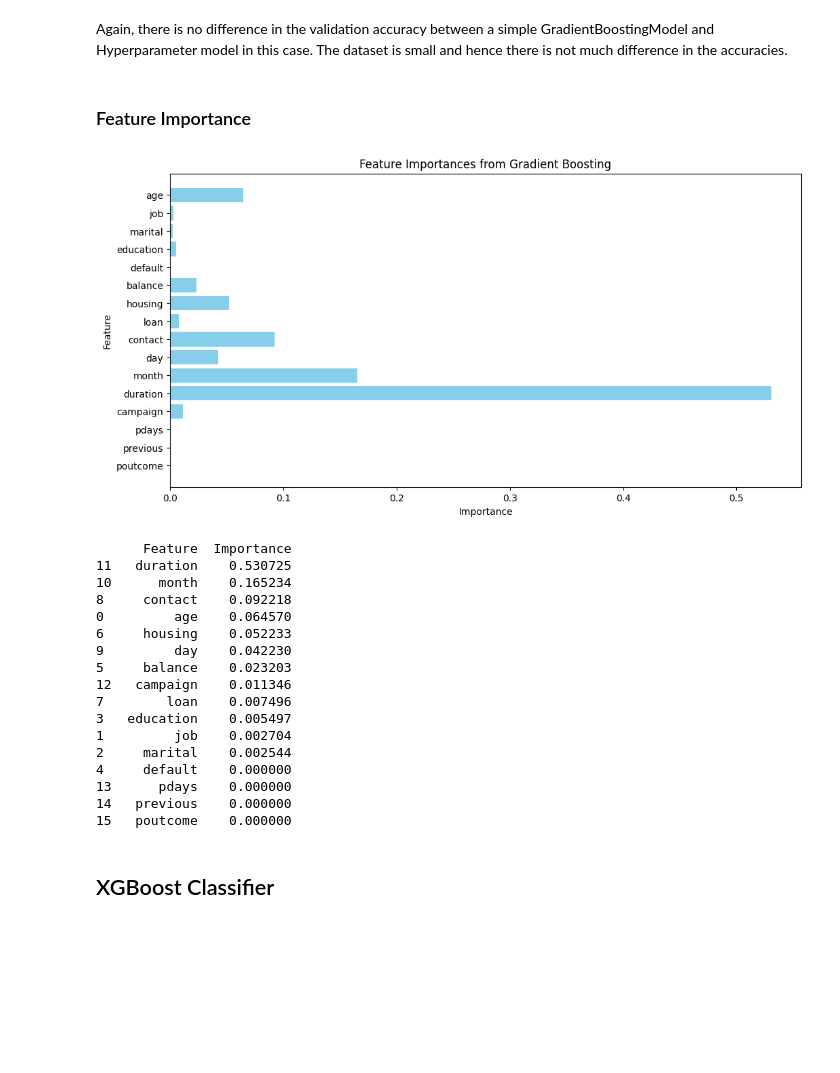
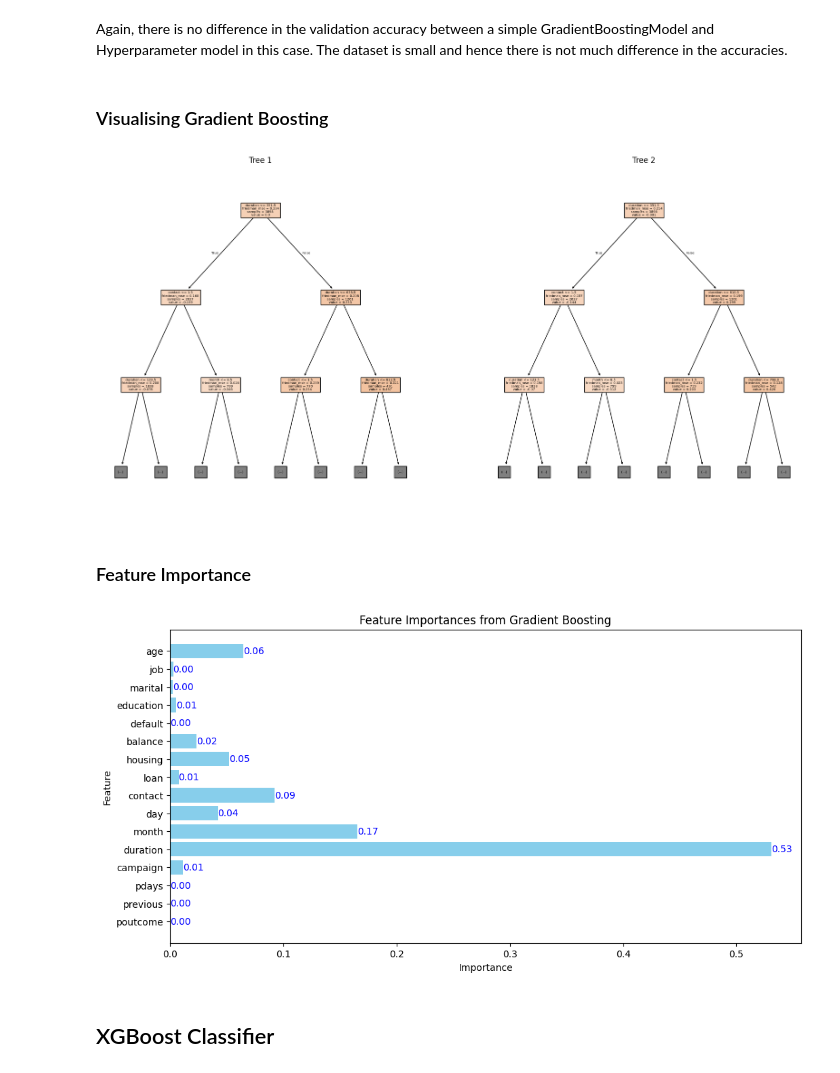
Before and after one commit to Rhy-Shah/BankCustomerSegmentation, a Jupyter notebook: code.ipynb, the cells around one changed output. Drawn from its saved outputs; the diff is of its cells as text; code cells hidden in the pictures; blank space fills up the shorter version.

```diff
--- a/code.ipynb
+++ b/code.ipynb
@@ -657,10 +625,9 @@ plt.xlabel('Importance')
 plt.ylabel('Feature')
 plt.title('Feature Importances from Random Forest')
 plt.gca().invert_yaxis()
+
+for i, v in enumerate(importances):
+    plt.text(v, i, f'{v:.2f}', color='blue', va='center')
+
 plt.show()
-
-feature_importances = pd.DataFrame({'Feature': feature_names, 'Importance': importances})
-feature_importances = feature_importances.sort_values(by='Importance', ascending=False)
-
-print(feature_importances)
 # %% [output]
@@ -790,42 +742,36 @@ Validation Accuracy: 0.83
 Test Accuracy: 0.86
 # %% [markdown]
 Again, there is no difference in the validation accuracy between a simple GradientBoostingModel and Hyperparameter model in this case. The dataset is small and hence there is not much difference in the accuracies.
+# %% [markdown]
+### Visualising Gradient Boosting
+# %%
+fig, axes = plt.subplots(nrows=1, ncols=2, figsize=(20, 10))
+
+for i in range(2):
+    plot_tree(best_gb.estimators_[i, 0], ax=axes[i], filled=True, feature_names=feature_names, class_names=['No', 'Yes'], max_depth=2)
+    axes[i].set_title(f'Tree {i + 1}')
+
+plt.show()
+# %% [output]
+[figure, added]
 # %% [markdown]
 ### Feature Importance
 # %%
 importances_gb = gb.feature_importances_
 
 plt.figure(figsize=(12, 6))
 plt.barh(feature_names, importances_gb, color='skyblue')
 plt.xlabel('Importance')
 plt.ylabel('Feature')
 plt.title('Feature Importances from Gradient Boosting')
 plt.gca().invert_yaxis()
+
+for i, v in enumerate(importances_gb):
+    plt.text(v, i, f'{v:.2f}', color='blue', va='center')
+
 plt.show()
-
-feature_importances_gb = pd.DataFrame({'Feature': feature_names, 'Importance': importances_gb})
-feature_importances_gb = feature_importances_gb.sort_values(by='Importance', ascending=False)
-
-print(feature_importances_gb)
 # %% [output]
-[figure, old version]
+[figure, new version]
-      Feature  Importance
-11   duration    0.530725
-10      month    0.165234
-8     contact    0.092218
-0         age    0.064570
-6     housing    0.052233
-9         day    0.042230
-5     balance    0.023203
-12   campaign    0.011346
-7        loan    0.007496
-3   education    0.005497
-1         job    0.002704
-2     marital    0.002544
-4     default    0.000000
-13      pdays    0.000000
-14   previous    0.000000
-15   poutcome    0.000000
 # %% [markdown]
 ## XGBoost Classifier
 # %%
```
Also changed, not shown: parts of 11 cells of this notebook.
